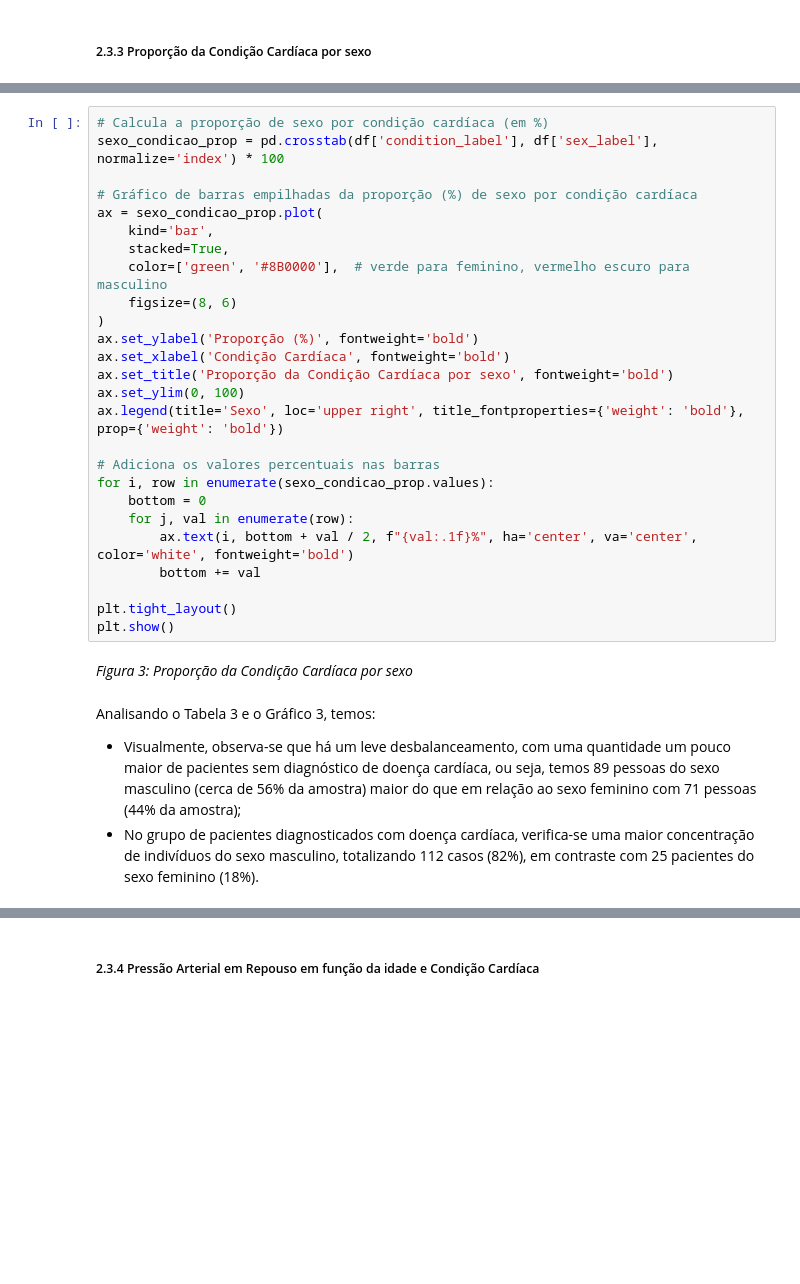
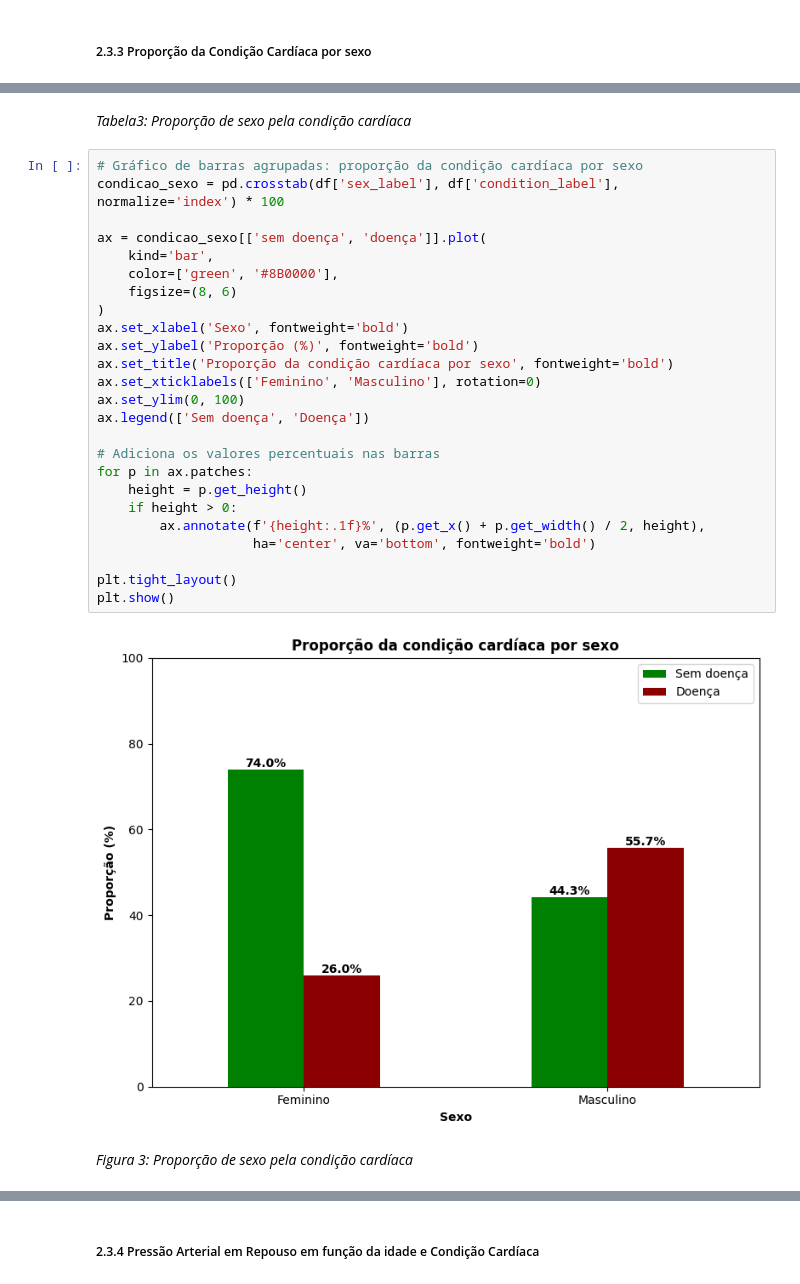
Before and after one commit to luiscpl/PUC_MVP, a Jupyter notebook: MVP_LUIS_CLAUDIO.ipynb, the cells around one changed output, grey strips where cells are left out. Saved outputs shown, nothing was run; the diff lists cells and outputs as text; blank space fills up the shorter version.

```diff
--- a/MVP_LUIS_CLAUDIO.ipynb
+++ b/MVP_LUIS_CLAUDIO.ipynb
@@ -310,32 +381,31 @@ print(tabela_prop)
+# %% [markdown]
+*Tabela3: Proporção de sexo pela condição cardíaca*
 # %%
-# Calcula a proporção de sexo por condição cardíaca (em %)
-sexo_condicao_prop = pd.crosstab(df['condition_label'], df['sex_label'], normalize='index') * 100
+# Gráfico de barras agrupadas: proporção da condição cardíaca por sexo
+condicao_sexo = pd.crosstab(df['sex_label'], df['condition_label'], normalize='index') * 100
 
-# Gráfico de barras empilhadas da proporção (%) de sexo por condição cardíaca
-ax = sexo_condicao_prop.plot(
+ax = condicao_sexo[['sem doença', 'doença']].plot(
     kind='bar',
-    stacked=True,
-    color=['green', '#8B0000'],  # verde para feminino, vermelho escuro para masculino
+    color=['green', '#8B0000'],
     figsize=(8, 6)
 )
+ax.set_xlabel('Sexo', fontweight='bold')
 ax.set_ylabel('Proporção (%)', fontweight='bold')
-ax.set_xlabel('Condição Cardíaca', fontweight='bold')
-ax.set_title('Proporção da Condição Cardíaca por sexo', fontweight='bold')
+ax.set_title('Proporção da condição cardíaca por sexo', fontweight='bold')
+ax.set_xticklabels(['Feminino', 'Masculino'], rotation=0)
 ax.set_ylim(0, 100)
-ax.legend(title='Sexo', loc='upper right', title_fontproperties={'weight': 'bold'}, prop={'weight': 'bold'})
+ax.legend(['Sem doença', 'Doença'])
 
 # Adiciona os valores percentuais nas barras
-for i, row in enumerate(sexo_condicao_prop.values):
-    bottom = 0
-    for j, val in enumerate(row):
-        ax.text(i, bottom + val / 2, f"{val:.1f}%", ha='center', va='center', color='white', fontweight='bold')
-        bottom += val
+for p in ax.patches:
+    height = p.get_height()
+    if height > 0:
+        ax.annotate(f'{height:.1f}%', (p.get_x() + p.get_width() / 2, height),
+                    ha='center', va='bottom', fontweight='bold')
 
 plt.tight_layout()
 plt.show()
+# %% [output]
+[figure, added]
 # %% [markdown]
-*Figura 3: Proporção da Condição Cardíaca por sexo*
+*Figura 3: Proporção de sexo pela condição cardíaca*
-# %% [markdown]
-Analisando o Tabela 3 e o Gráfico 3, temos:
-- Visualmente, observa-se que há um leve desbalanceamento, com uma quantidade um pouco maior de pacientes sem diagnóstico de doença cardíaca, ou seja, temos 89 pessoas do sexo masculino (cerca de 56% da amostra) maior do que em relação ao sexo feminino com 71 pessoas (44% da amostra);
-- No grupo de pacientes diagnosticados com doença cardíaca, verifica-se uma maior concentração de indivíduos do sexo masculino, totalizando 112 casos (82%), em contraste com 25 pacientes do sexo feminino (18%).
```
Also changed, not shown: parts of 32 cells of this notebook.
